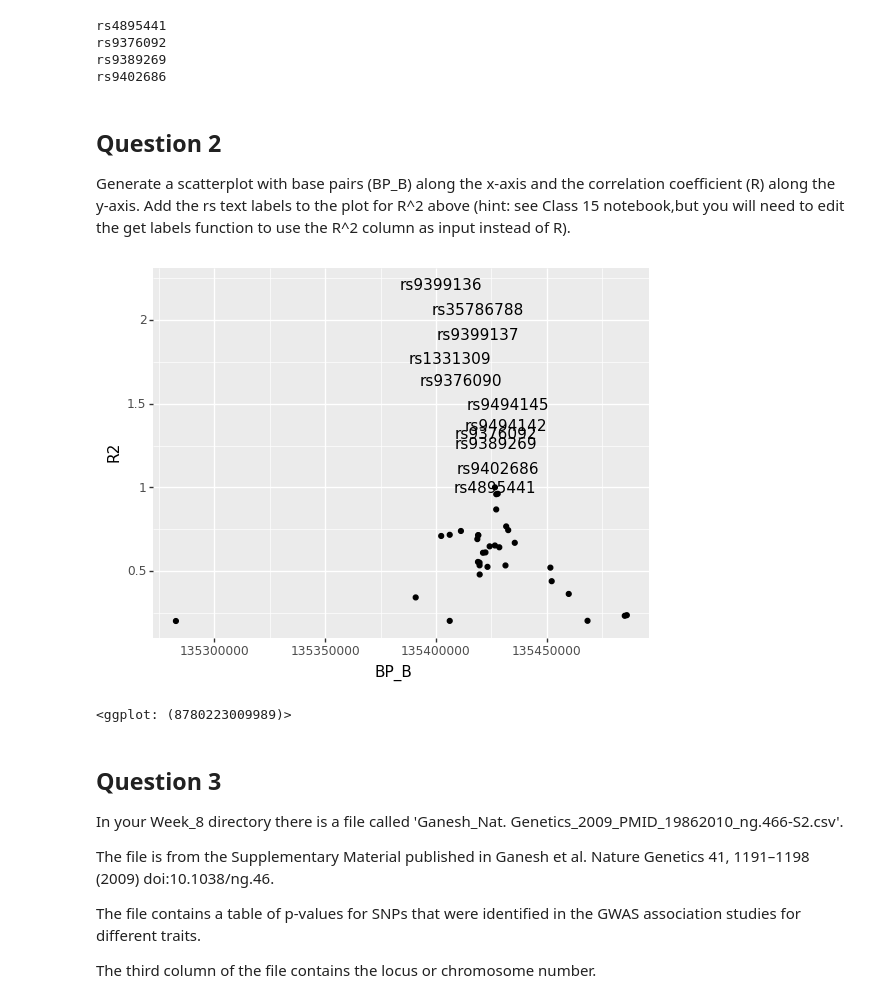
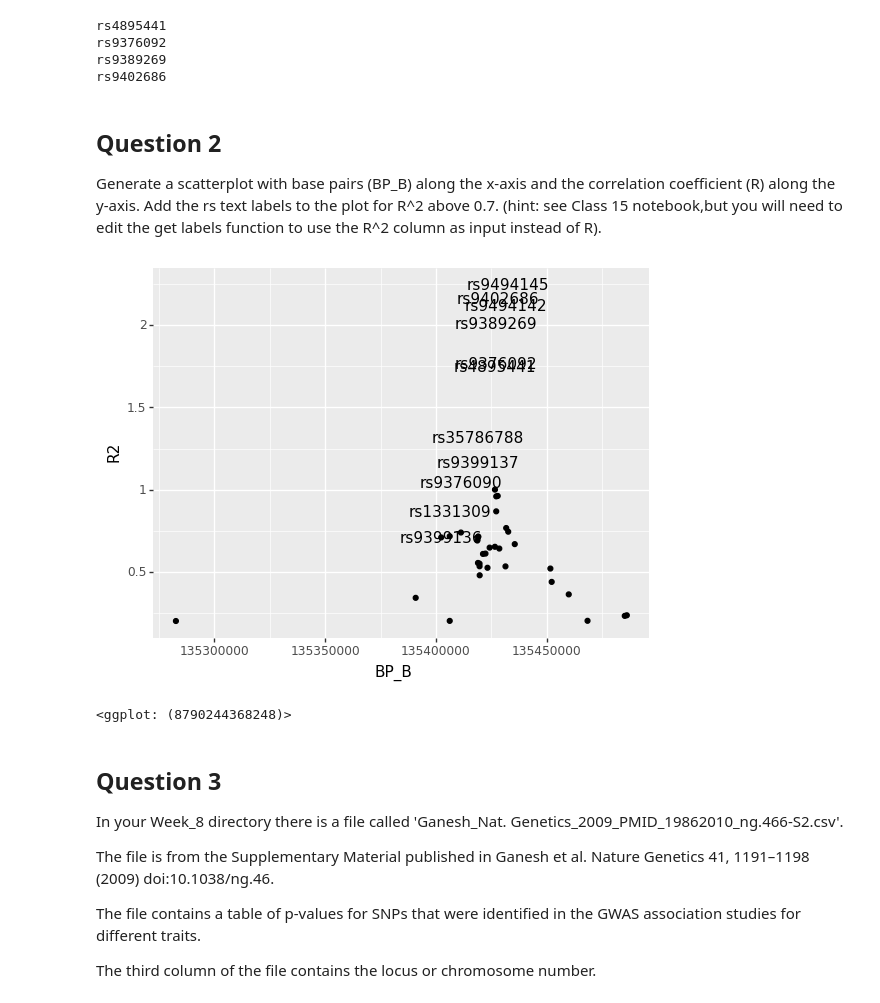
Before and after one commit to CArellG/humbio51, a Jupyter notebook: Weekly Assignments/HUMBIO51 Weekly Assignment 8-SOLUTIONS.ipynb, the cells around one changed output. Cells and saved outputs as stored; diff of their text form; code cells hidden in the pictures.

```diff
--- a/Weekly Assignments/HUMBIO51 Weekly Assignment 8-SOLUTIONS.ipynb
+++ b/Weekly Assignments/HUMBIO51 Weekly Assignment 8-SOLUTIONS.ipynb
@@ -189,13 +191,15 @@ rs9402686
 # %% [markdown]
 ## Question 2
 
-Generate a scatterplot with base pairs (BP_B) along the x-axis and the correlation coefficient (R) along the y-axis. Add the rs text labels to the plot for R^2 above (hint: see Class 15 notebook,but you will need to edit the get labels function to use the R^2 column as input instead of R).
+Generate a scatterplot with base pairs (BP_B) along the x-axis and the correlation coefficient (R) along the y-axis. Add the rs text labels to the plot for R^2 above 0.7. (hint: see Class 15 notebook,but you will need to edit the get labels function to use the R^2 column as input instead of R).
 # %%
-def get_labels(r_thresh,data,r_column="R",snp_b_column="SNP_B",text_offset=0.15):
+## We use the same get_labels function as from class 15 to find labels and positions for SNPs with an r^2 greater than a specified
+##  threshold
+def get_labels(r2_thresh,data,r2_column="R2",snp_b_column="SNP_B",text_offset=0.15):
     '''
-    r_thresh -- the threshold of r (or r^2) to show labels for
+    r2_thresh -- the threshold of R2 to show labels for
     data -- pandas dataframe with plink  output
-    r_column -- column name in the pandas dataframe where r (or r^2) values are stored. usually this is 'R'
+    r2_column -- column name in the pandas dataframe where r2 values are stored. usually this is 'R2'
     snp_b_column -- column name in the pandas dataframe where SNP_B is stored. Usually this is 'SNP_B'
     '''
     labels=[]
@@ -203,30 +207,33 @@ def get_labels(r_thresh,data,r_column="R",snp_b_column="SNP_B",text_offset=0.15)
     y=[]
     offset=0
     for index,row in data.iterrows():
-        if row[r_column]>=r_thresh:
+        if row[r2_column]>=r2_thresh:
             labels.append(row[snp_b_column])
             x.append(row['BP_B'])
-            y.append(row[r_column]+offset)
+            y.append(row['R2']+offset)
             offset=offset+text_offset
         else:
             labels.append('')
             x.append(row['BP_B'])
-            y.append(row[r_column])
+            y.append(row['R2'])
     return x,y,labels
-
-## Include labels from column SNP_B so we know which SNPs have the highest LD with our target
-## To keep the plot readable, we only plot labels for SNPs with R > 0.98
-x=data['BP_B']
-y=data['R2']
-label_x,label_y,label_text=get_labels(0.7,data,r_column="R2")
-(ggplot(data,aes(x='BP_B',y='R2'))+
- geom_point()+
- geom_text(mapping=aes(x=label_x,y=label_y,label=label_text))+
- xlab("BP_B")+
- ylab("R2"))
-# %% [output]
-[figure, removed]
-<ggplot: (8780223009989)>
+# %%
+from plotnine import *
+## BEGIN SOLUTION ##
+x=r2_data['BP_B']
+y=r2_data['R2']
+x_rs,y_rs,labels_rs=get_labels(0.7,r2_data)
+(ggplot(r2_data,aes(x='BP_B',y='R2'))+
+ geom_point()+
+ geom_text(mapping=aes(x=x_rs,y=y_rs,label=labels_rs))+
+ xlab("BP_B")+
+ ylab("R2"))
+
+
+## END SOLUTION ##
+# %% [output]
+[figure, added]
+<ggplot: (8790244368248)>
 # %% [markdown]
 ## Question 3
 
```
Also changed, not shown: parts of 24 cells of this notebook, 1 other file.
